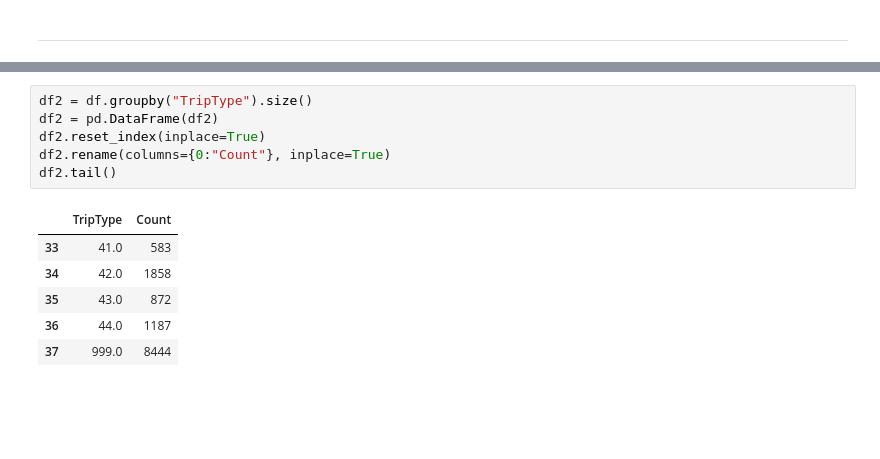
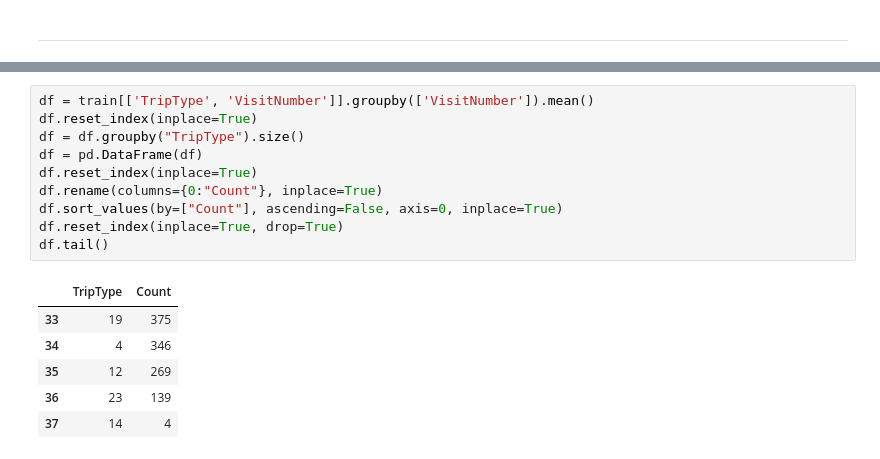
Before and after one commit to YounginLEE/DSS7_Team3, a Jupyter notebook: Main/Team3_it.ipynb, the cells around one changed output, grey strips where cells are left out. Drawn from its saved outputs; the diff is of its cells as text; blank space fills up the shorter version.

```diff
--- a/Main/Team3_it.ipynb
+++ b/Main/Team3_it.ipynb
@@ -158,13 +413,17 @@ df.tail()
 # %%
-df2 = df.groupby("TripType").size()
-df2 = pd.DataFrame(df2)
-df2.reset_index(inplace=True)
-df2.rename(columns={0:"Count"}, inplace=True)
-df2.tail()
+df = train[['TripType', 'VisitNumber']].groupby(['VisitNumber']).mean()
+df.reset_index(inplace=True)
+df = df.groupby("TripType").size()
+df = pd.DataFrame(df)
+df.reset_index(inplace=True)
+df.rename(columns={0:"Count"}, inplace=True)
+df.sort_values(by=["Count"], ascending=False, axis=0, inplace=True)
+df.reset_index(inplace=True, drop=True)
+df.tail()
 # %% [output]
 |  | TripType | Count |
-| 33 | 41.0 | 583 |
-| 34 | 42.0 | 1858 |
-| 35 | 43.0 | 872 |
-| 36 | 44.0 | 1187 |
-| 37 | 999.0 | 8444 |
+| 33 | 19 | 375 |
+| 34 | 4 | 346 |
+| 35 | 12 | 269 |
+| 36 | 23 | 139 |
+| 37 | 14 | 4 |
```
Also changed, not shown: parts of 37 cells of this notebook, 1 other file.
